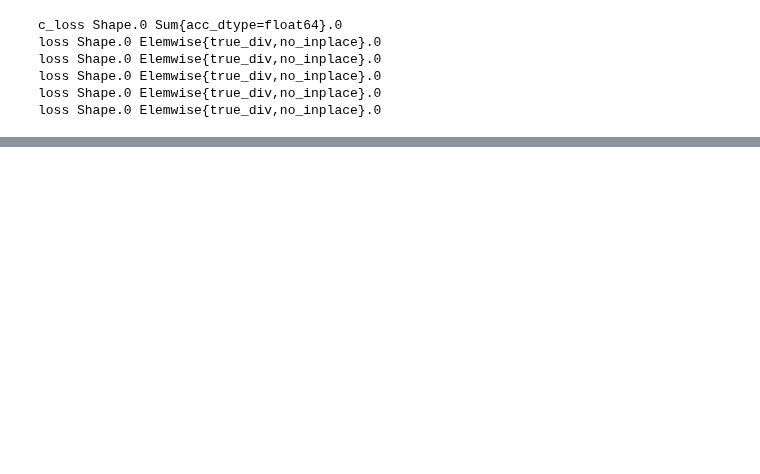
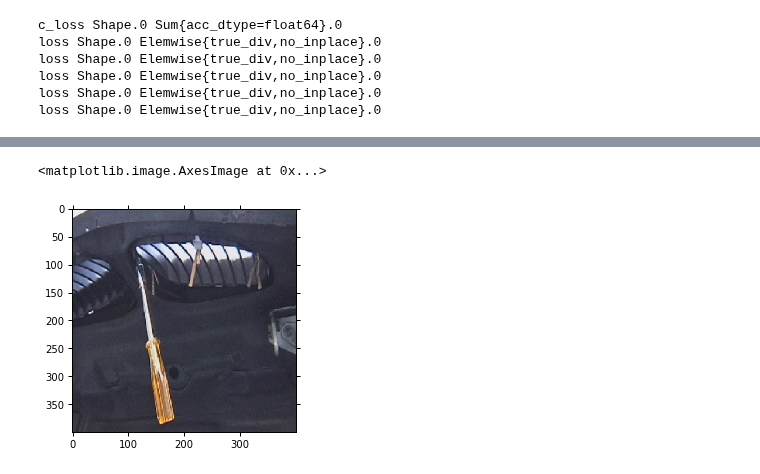
Before and after one commit to aliasvishnu/Generative-Style-Transfer, a Jupyter notebook: GNST-v7-Sriram.ipynb, the cells around one changed output, grey strips where cells are left out. Saved outputs shown, nothing was run; the diff lists cells and outputs as text; code cells hidden in the pictures; blank space fills up the shorter version.

```diff
--- a/GNST-v7-Sriram.ipynb
+++ b/GNST-v7-Sriram.ipynb
@@ -244,0 +282,5 @@ Inputs types: [CudaNdarrayType(float32, (False, False, False, False, True)), Ten
+# %%
+plt.imshow(imageList[1])
+# %% [output]
+<matplotlib.image.AxesImage at 0x...>
+[figure, added]
```
Also changed, not shown: parts of 10 cells of this notebook, 1 other file.
